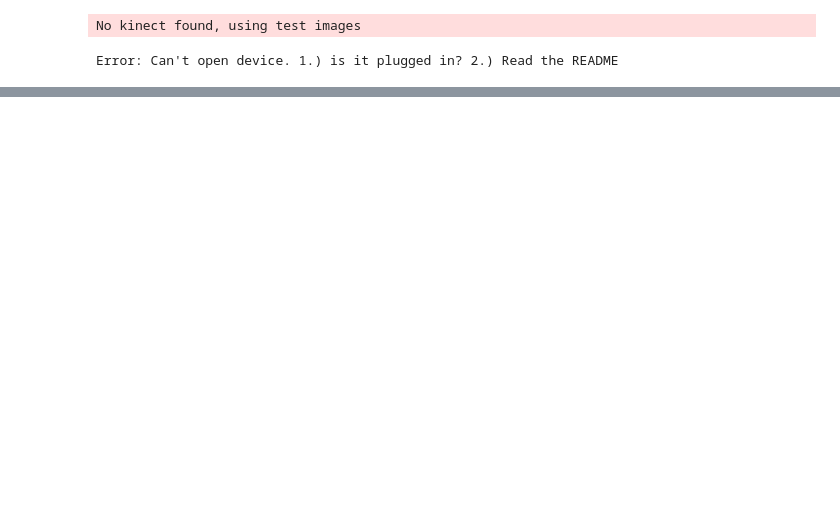
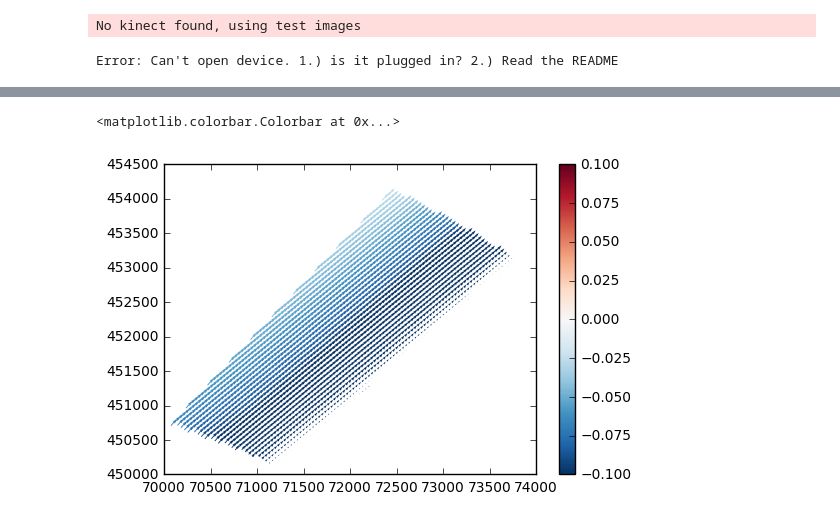
Before and after one commit to openearth/sandbox-fm, a Jupyter notebook: notebooks/bl_zk_debug.ipynb, the cells around one changed output, grey strips where cells are left out. Cells and saved outputs as stored; diff of their text form; code cells hidden in the pictures; blank space fills up the shorter version.

```diff
--- a/notebooks/bl_zk_debug.ipynb
+++ b/notebooks/bl_zk_debug.ipynb
@@ -69,0 +78,12 @@ plt.colorbar()
+# %%
+# define an intervention
+square = matplotlib.path.Path([
+        [71000, 451000],
+        [71100, 451000],
+        [71100, 451100],
+        [71000, 451100]
+    ])
+square_idx = square.contains_points(np.c_[data['xk'], data['yk']])
+zk = model.get_var('zk')
+zk[square_idx] = 10.0
+model.set_var('zk', zk)
@@ -70 +94,18 @@ plt.colorbar()
+# %%
+# I expected this to result in a change in the flow field.
+unorm = np.sqrt(data['ucx']**2 + data['ucy']**2)
+idx = np.logical_and(data['cell_in_box'], data['is_wet'])
+plt.quiver(
+    data['xzw'][idx], data['yzw'][idx],
+    data['ucx'][idx], data['ucy'][idx],
+    (unorm - unorm0)[idx],
+    units='xy',
+    scale=0.005,
+    cmap=matplotlib.cm.RdBu_r,
+    clim=(-0.1, 0.1)
+)
+plt.colorbar()
+# %% [output]
+<matplotlib.colorbar.Colorbar at 0x...>
+[figure, added]
 # %%
```
Also changed, not shown: parts of 10 cells of this notebook, 1 other file.
